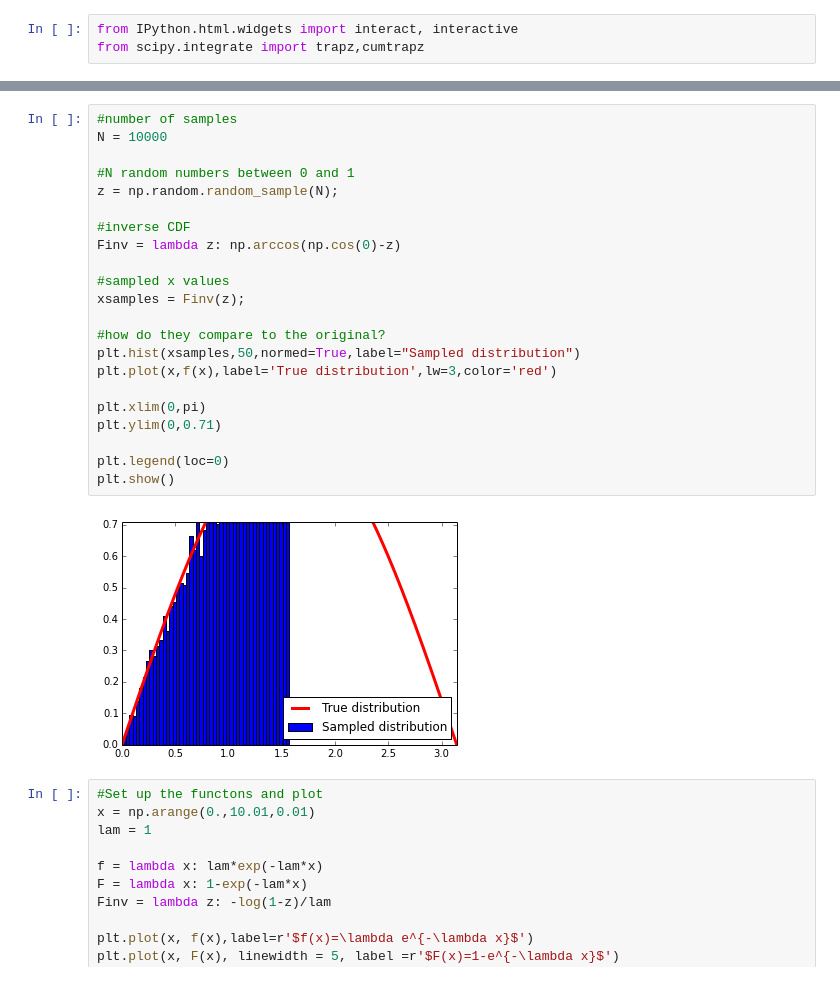
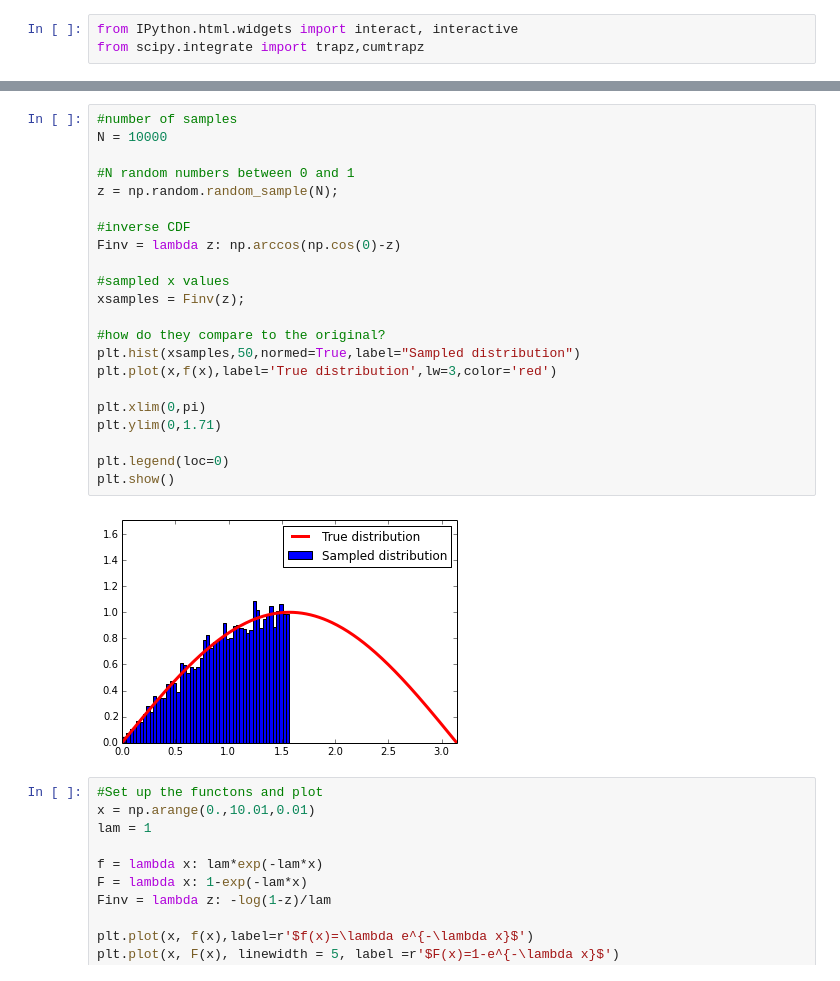
Before and after one commit to jparke08/PHYS202-S14, a Jupyter notebook: SciPy/RandomAndMCTour.ipynb, the cells around one changed output, grey strips where cells are left out. Saved outputs shown, nothing was run; the diff lists cells and outputs as text.

```diff
--- a/SciPy/RandomAndMCTour.ipynb
+++ b/SciPy/RandomAndMCTour.ipynb
@@ -111,27 +111,27 @@ v = interact(CDFviewer,xmax=(0.,np.pi,0.01))
 # %%
 #number of samples
 N = 10000
 
 #N random numbers between 0 and 1
 z = np.random.random_sample(N);
 
 #inverse CDF
 Finv = lambda z: np.arccos(np.cos(0)-z)
 
 #sampled x values
 xsamples = Finv(z);
 
 #how do they compare to the original?
 plt.hist(xsamples,50,normed=True,label="Sampled distribution")
 plt.plot(x,f(x),label='True distribution',lw=3,color='red')
 
 plt.xlim(0,pi)
-plt.ylim(0,0.71)
+plt.ylim(0,1.71)
 
 plt.legend(loc=0)
 plt.show()
 # %% [output]
-[figure, old version]
+[figure, new version]
 # %%
 #Set up the functons and plot
 x = np.arange(0.,10.01,0.01)
```
Also changed, not shown: parts of 7 cells of this notebook, 1 other file.
